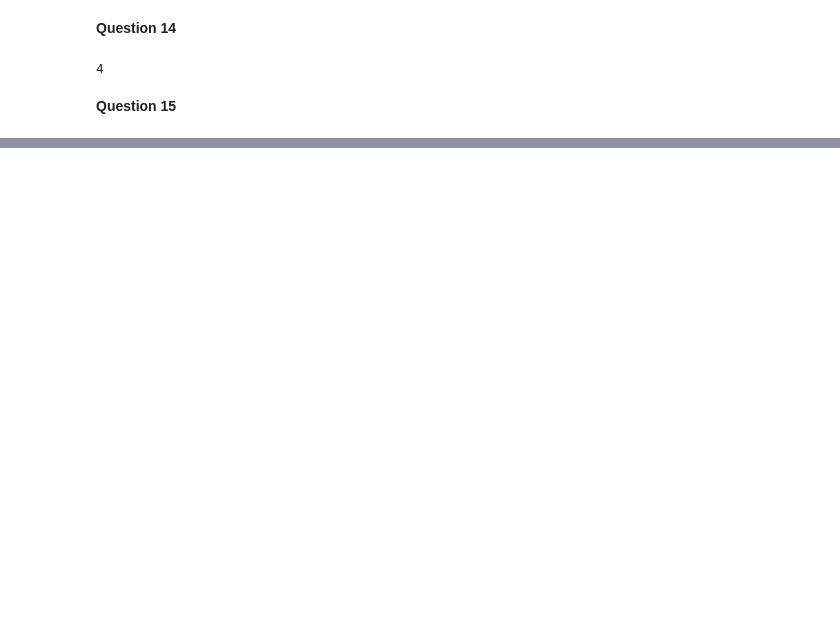
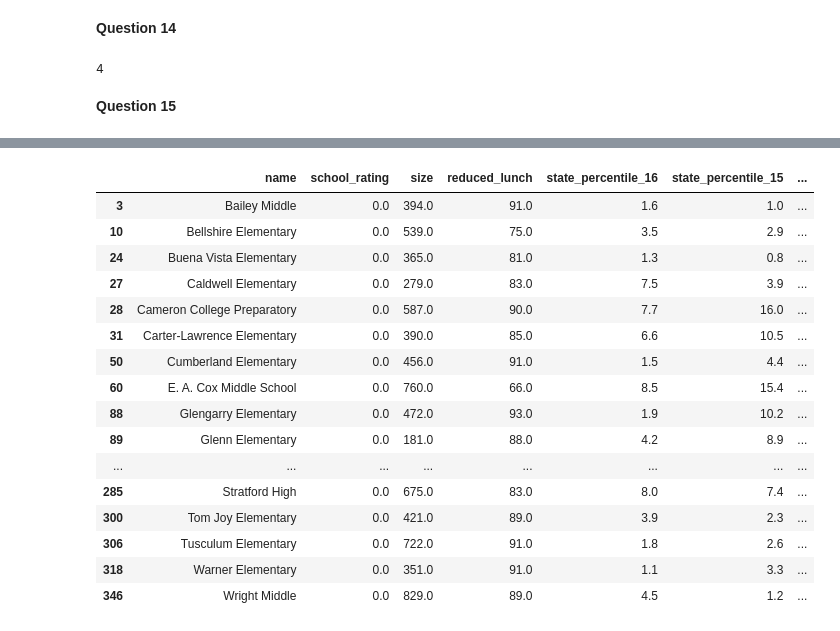
Before and after one commit to H4rsh4/Edureka_Python-Course, a Jupyter notebook: Day 4/Case Study 1/All questions.ipynb, the cells around one changed output, grey strips where cells are left out. Saved outputs shown, nothing was run; the diff lists cells and outputs as text; code cells hidden in the pictures; blank space fills up the shorter version.

```diff
--- a/Day 4/Case Study 1/All questions.ipynb
+++ b/Day 4/Case Study 1/All questions.ipynb
@@ -176,0 +203,24 @@ print(np.linalg.matrix_rank(rand_14_arr) )
+# %%
+ratings = set(df_tn_schools.school_rating)
+dfs_by_rating = []
+for rate in ratings:
+    dfs_by_rating.append(df_tn_schools[df_tn_schools['school_rating'] == rate])
+dfs_by_rating[0]
+# %% [output]
+|  | name | school_rating | size | reduced_lunch | state_percentile_16 | state_percentile_15 | ... |
+| 3 | Bailey Middle | 0.0 | 394.0 | 91.0 | 1.6 | 1.0 | ... |
+| 10 | Bellshire Elementary | 0.0 | 539.0 | 75.0 | 3.5 | 2.9 | ... |
+| 24 | Buena Vista Elementary | 0.0 | 365.0 | 81.0 | 1.3 | 0.8 | ... |
+| 27 | Caldwell Elementary | 0.0 | 279.0 | 83.0 | 7.5 | 3.9 | ... |
+| 28 | Cameron College Preparatory | 0.0 | 587.0 | 90.0 | 7.7 | 16.0 | ... |
+| 31 | Carter-Lawrence Elementary | 0.0 | 390.0 | 85.0 | 6.6 | 10.5 | ... |
+| 50 | Cumberland Elementary | 0.0 | 456.0 | 91.0 | 1.5 | 4.4 | ... |
+| 60 | E. A. Cox Middle School | 0.0 | 760.0 | 66.0 | 8.5 | 15.4 | ... |
+| 88 | Glengarry Elementary | 0.0 | 472.0 | 93.0 | 1.9 | 10.2 | ... |
+| 89 | Glenn Elementary | 0.0 | 181.0 | 88.0 | 4.2 | 8.9 | ... |
+| ... | ... | ... | ... | ... | ... | ... | ... |
+| 285 | Stratford High | 0.0 | 675.0 | 83.0 | 8.0 | 7.4 | ... |
+| 300 | Tom Joy Elementary | 0.0 | 421.0 | 89.0 | 3.9 | 2.3 | ... |
+| 306 | Tusculum Elementary | 0.0 | 722.0 | 91.0 | 1.8 | 2.6 | ... |
+| 318 | Warner Elementary | 0.0 | 351.0 | 91.0 | 1.1 | 3.3 | ... |
+| 346 | Wright Middle | 0.0 | 829.0 | 89.0 | 4.5 | 1.2 | ... |
```
Also changed, not shown: parts of 19 cells of this notebook, 4 other files.
